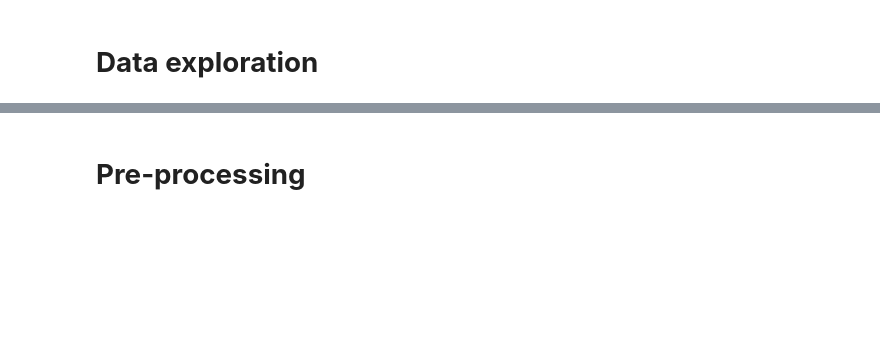
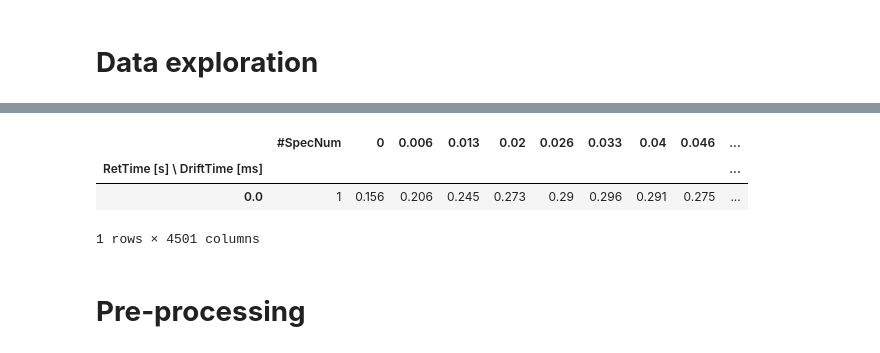
Before and after one commit to leowu4ever/Jupyter-Notebooks, a Jupyter notebook: ancon_sample_dataset.ipynb, the cells around one changed output, grey strips where cells are left out. Drawn from its saved outputs; the diff is of its cells as text; code cells hidden in the pictures; blank space fills up the shorter version.

```diff
--- a/ancon_sample_dataset.ipynb
+++ b/ancon_sample_dataset.ipynb
@@ -50,11 +54,16 @@ for name in file_names:
   print(name + ' file\'s shape is' + str(shape))
 # %%
 #@title Show a dateset { vertical-output: true, form-width: "30%" }
-file_selected = "BACKGROUND" #@param ["BACKGROUND", "NORMAL_LUNG_CELLS", "LUNG_CANCER", "LEUKAEMIA", "EXAMPLE_BREATH_SAMPLE"]
+file_selected = "LEUKAEMIA" #@param ["BACKGROUND", "NORMAL_LUNG_CELLS", "LUNG_CANCER", "LEUKAEMIA", "EXAMPLE_BREATH_SAMPLE"]
 row_displayed = 1 #@param {type:"integer"}
 
 df = pd.read_csv(folder_path + file_names[file_selected], sep=';', index_col='RetTime [s] \\ DriftTime [ms]')
 df.head(row_displayed)
+# %% [output]
+|  | #SpecNum | 0 | 0.006 | 0.013 | 0.02 | 0.026 | 0.033 | 0.04 | 0.046 | ... |
+| RetTime [s] \ DriftTime [ms] |  |  |  |  |  |  |  |  |  | ... |
+| 0.0 | 1 | 0.156 | 0.206 | 0.245 | 0.273 | 0.29 | 0.296 | 0.291 | 0.275 | ... |
+1 rows × 4501 columns
 # %% [markdown]
 # **Pre-processing**
 # %%
```
Also changed, not shown: parts of 7 cells of this notebook.
